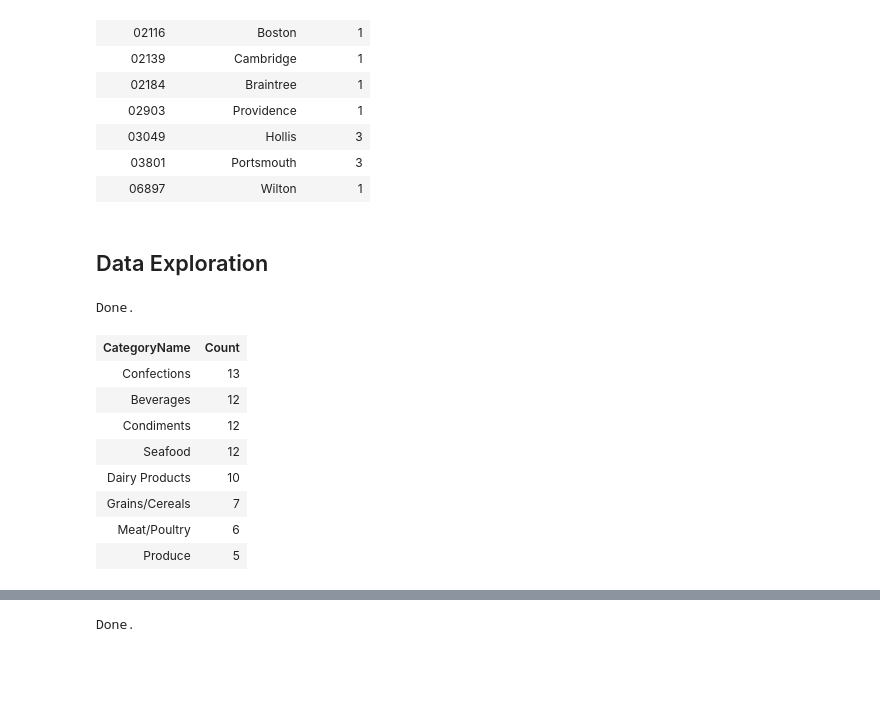
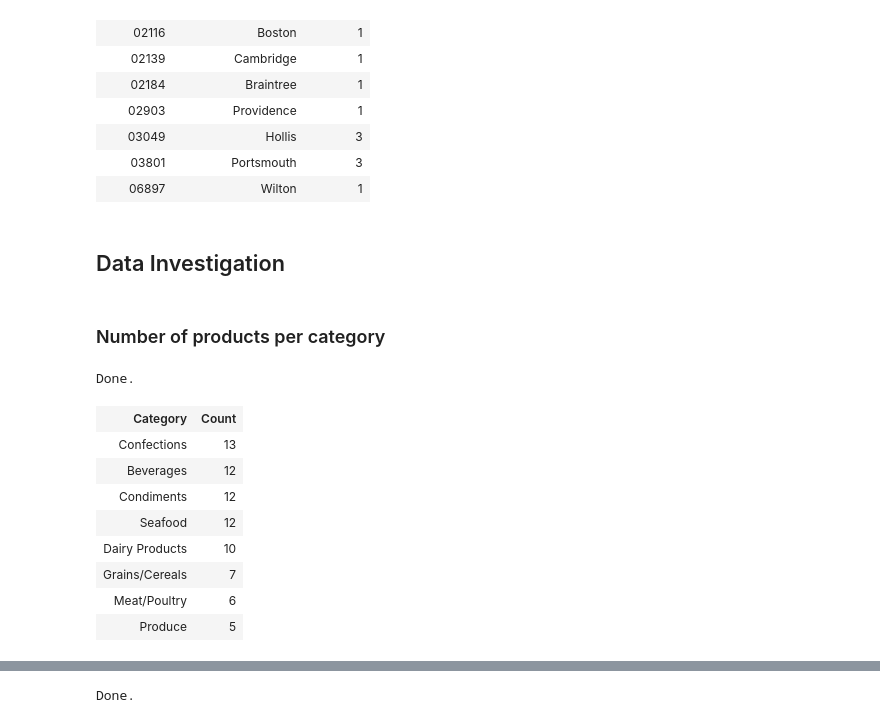
Before and after one commit to jaclynrich/northwind_product_analysis, a Jupyter notebook: Northwind_Product_Analysis.ipynb, the cells around one changed output, grey strips where cells are left out. Drawn from its saved outputs; the diff is of its cells as text; code cells hidden in the pictures; blank space fills up the shorter version.

Commit message:
feat: add subheadings and more investigation queries

```diff
--- a/Northwind_Product_Analysis.ipynb
+++ b/Northwind_Product_Analysis.ipynb
@@ -165,18 +171,19 @@ Done.
 | 03801 | Portsmouth | 3 |
 | 06897 | Wilton | 1 |
 # %% [markdown]
-## Data Exploration
+## Data Investigation
+# %% [markdown]
+### Number of products per category
 # %%
 %%sql
---Number of products per category
-SELECT c.CategoryName, COUNT(*) AS Count
+SELECT c.CategoryName AS Category, COUNT(*) AS Count
 FROM Products p
 JOIN Categories c ON p.CategoryID = c.CategoryID
 GROUP BY c.CategoryName
 ORDER BY Count DESC;
 # %% [output]
 Done.
-| CategoryName | Count |
+| Category | Count |
 | Confections | 13 |
 | Beverages | 12 |
 | Condiments | 12 |
```
Also changed, not shown: parts of 37 cells of this notebook.
